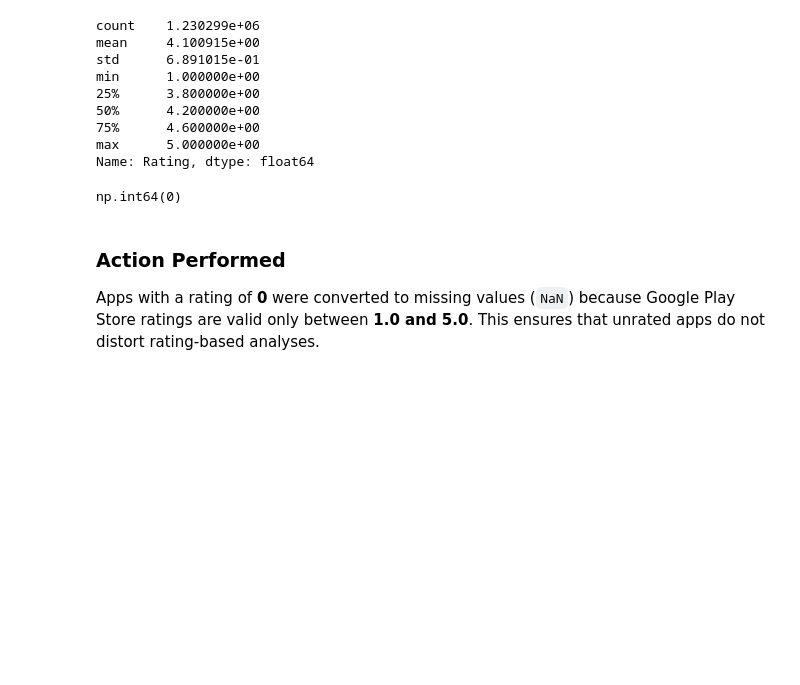
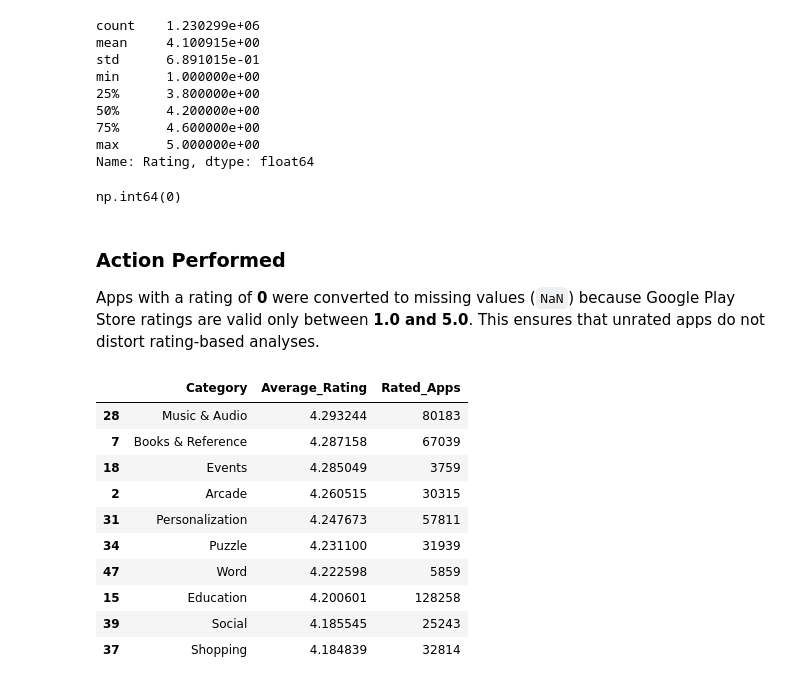
Before and after one commit to ShrutiTss/google-play-store-business-analytics, a Jupyter notebook: notebooks/04_exploratory_data_analysis.ipynb, the cells around one changed output. Drawn from its saved outputs; the diff is of its cells as text; code cells hidden in the pictures; blank space fills up the shorter version.

```diff
--- a/notebooks/04_exploratory_data_analysis.ipynb
+++ b/notebooks/04_exploratory_data_analysis.ipynb
@@ -276,0 +291,14 @@ Apps with a rating of **0** were converted to missing values (`NaN`) because Goo
+# %%
+category_rating.head(10)
+# %% [output]
+|  | Category | Average_Rating | Rated_Apps |
+| 28 | Music & Audio | 4.293244 | 80183 |
+| 7 | Books & Reference | 4.287158 | 67039 |
+| 18 | Events | 4.285049 | 3759 |
+| 2 | Arcade | 4.260515 | 30315 |
+| 31 | Personalization | 4.247673 | 57811 |
+| 34 | Puzzle | 4.231100 | 31939 |
+| 47 | Word | 4.222598 | 5859 |
+| 15 | Education | 4.200601 | 128258 |
+| 39 | Social | 4.185545 | 25243 |
+| 37 | Shopping | 4.184839 | 32814 |
```
Also changed, not shown: parts of 5 cells of this notebook.
